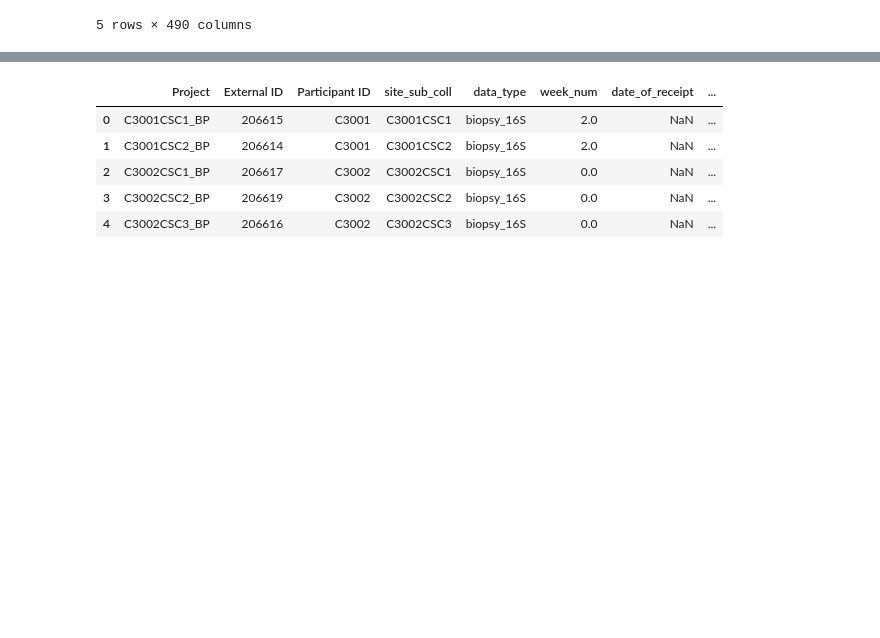
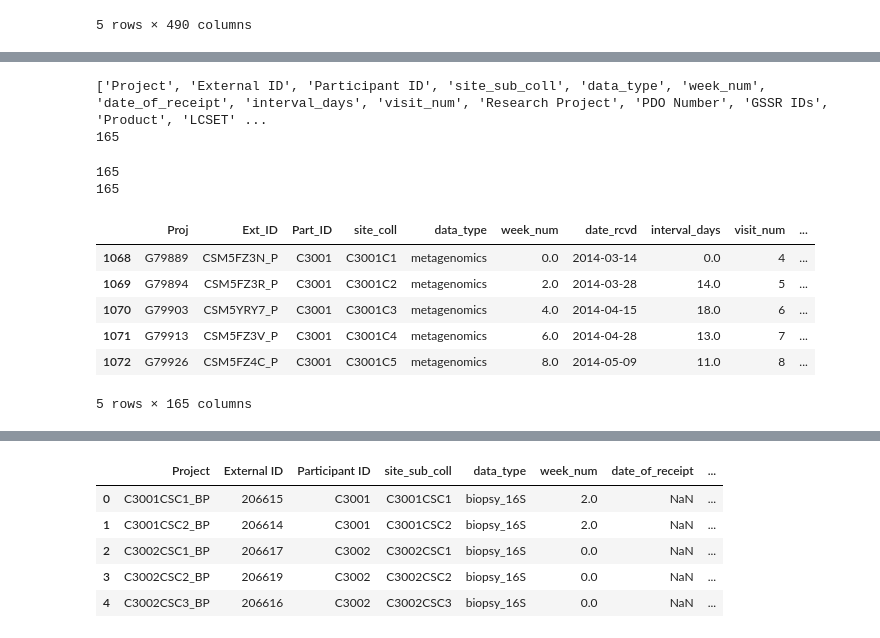
Before and after one commit to dguevaraapaza/Microbiome-Project, a Jupyter notebook: Project_Bioinformatics.ipynb, the cells around one changed output, grey strips where cells are left out. Saved outputs shown, nothing was run; the diff lists cells and outputs as text; code cells hidden in the pictures; blank space fills up the shorter version.

```diff
--- a/Project_Bioinformatics.ipynb
+++ b/Project_Bioinformatics.ipynb
@@ -139,0 +85,32 @@ Name: count, dtype: int64
+# %%
+# trimming empty cols
+temp = metagenomics.isna().sum().to_frame('missing_values').reset_index().rename(columns={'index':'cols'})
+keep = temp.loc[temp['missing_values']!=metagenomics.shape[0]]
+keep.to_csv('fix/metagenomics.csv', index=False)
+old = keep.cols.tolist()
+print(old)
+print(len(old))
+# %% [output]
+['Project', 'External ID', 'Participant ID', 'site_sub_coll', 'data_type', 'week_num', 'date_of_receipt', 'interval_days', 'visit_num', 'Research Project', 'PDO Number', 'GSSR IDs', 'Product', 'LCSET' ...
+165
+# %%
+# Fix labels
+fix_label = pd.read_csv('fix/metagenomics_fixlabel.csv')
+new = fix_label.labels.tolist()
+print(len(old))
+print(len(new))
+
+#  split and rename
+metagenomics = metagenomics[old]
+metagenomics = metagenomics.rename(columns=dict(zip(old, new)))
+metagenomics.head()
+# %% [output]
+165
+165
+|  | Proj | Ext_ID | Part_ID | site_coll | data_type | week_num | date_rcvd | interval_days | visit_num | ... |
+| 1068 | G79889 | CSM5FZ3N_P | C3001 | C3001C1 | metagenomics | 0.0 | 2014-03-14 | 0.0 | 4 | ... |
+| 1069 | G79894 | CSM5FZ3R_P | C3001 | C3001C2 | metagenomics | 2.0 | 2014-03-28 | 14.0 | 5 | ... |
+| 1070 | G79903 | CSM5YRY7_P | C3001 | C3001C3 | metagenomics | 4.0 | 2014-04-15 | 18.0 | 6 | ... |
+| 1071 | G79913 | CSM5FZ3V_P | C3001 | C3001C4 | metagenomics | 6.0 | 2014-04-28 | 13.0 | 7 | ... |
+| 1072 | G79926 | CSM5FZ4C_P | C3001 | C3001C5 | metagenomics | 8.0 | 2014-05-09 | 11.0 | 8 | ... |
+5 rows × 165 columns
```
Also changed, not shown: parts of 24 cells of this notebook, 7 other files.
